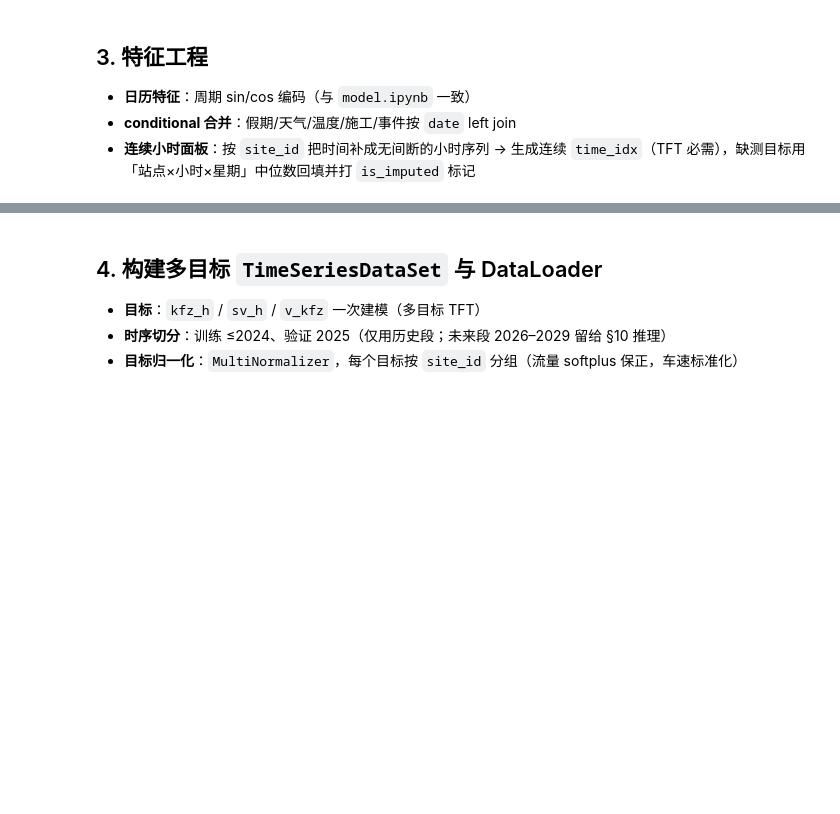
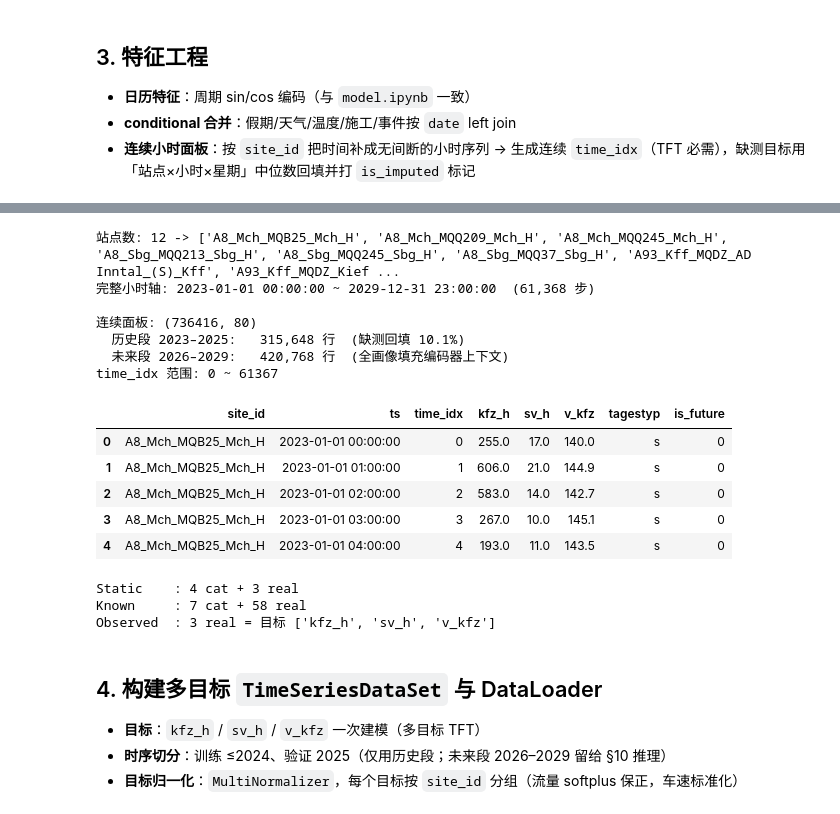
Before and after one commit to ForeverTTT/Autobahn-hackathon, a Jupyter notebook: model/tft.ipynb, the cells around one changed output, grey strips where cells are left out. Drawn from its saved outputs; the diff is of its cells as text; code cells hidden in the pictures; blank space fills up the shorter version.

```diff
--- a/model/tft.ipynb
+++ b/model/tft.ipynb
@@ -505,7 +584,7 @@ panel["is_future"] = (panel["ts"] >= FUTURE_START).astype(int)
 
 # tagestyp 回填：先按 (site,date) 取已知值，再用 weekday 兜底（周日=s，其余=w）
 panel["tagestyp"] = panel.groupby(["site_id", "date"])["tagestyp"].transform(lambda s: s.ffill().bfill())
-panel["tagestyp"] = panel["tagestyp"].fillna(np.where(panel["weekday"] == 7, "s", "w"))
+panel["tagestyp"] = panel["tagestyp"].fillna(pd.Series(np.where(panel["weekday"] == 7, "s", "w"), index=panel.index))
 
 # 缺测/未来标记（目标缺失即补值行）
 panel["is_imputed"] = panel["kfz_h"].isna().astype(int)
@@ -531,33 +610,47 @@ _num_fill = [
     "is_school_holiday_DE_BY", "is_school_holiday_AT_SB", "is_school_holiday_AT_TI",
     "is_public_holiday_DE_BY", "is_public_holiday_AT_SB", "is_public_holiday_AT_TI",
     "school_holiday_count", "public_holiday_count", "is_holiday_start", "is_holiday_end",
     "in_traffic_window", "w_precip", "w_snow", "w_lowvis", "w_tmin", "w_tmax", "w_ice",
     "lt_mean", "fbt_mean", "fbt_min",
     "has_a8_construction", "has_a93_construction", "a8_construction_count", "a93_construction_count",
     "has_2_plus_0", "two_plus_0_count", "max_closed_lanes", "sum_closed_lanes", "has_target_bbox_construction",
     "has_special_event", "active_event_count", "max_impact_level", "impact_score",
     "affects_a8_ost", "affects_a93_sued", "has_munich_event", "has_salzburg_event",
     "has_rosenheim_event", "has_kufstein_event", "has_confirmed_event", "has_estimated_event",
 ]
 for c in _num_fill:
     if c in panel.columns:
         panel[c] = panel[c].fillna(0.0).astype(float)
 
 # 连续整数 time_idx（按全局小时轴，保证所有 site 对齐且无间断）
 panel["time_idx"] = ((panel["ts"] - GLOBAL_START) // pd.Timedelta(hours=1)).astype(int)
 panel = panel.sort_values(["site_id", "time_idx"]).reset_index(drop=True)
 
 # 类别列统一 str
 for c in ["site_id", "road", "direction", "site_name", "tagestyp", "season",
           "weather_source", "window_direction", "window_risk_level", "a8_direction", "a93_direction"]:
     panel[c] = panel[c].astype(str)
 
 _hist = panel[panel["is_future"] == 0]
 print("\n连续面板:", panel.shape)
 print(f"  历史段 2023–2025: {len(_hist):>9,} 行  (缺测回填 {_hist['is_imputed'].mean():.1%})")
 print(f"  未来段 2026–2029: {panel['is_future'].sum():>9,} 行  (全画像填充编码器上下文)")
 print("time_idx 范围:", panel["time_idx"].min(), "~", panel["time_idx"].max())
 panel[["site_id", "ts", "time_idx", "kfz_h", "sv_h", "v_kfz", "tagestyp", "is_future"]].head()
+# %% [output]
+站点数: 12 -> ['A8_Mch_MQB25_Mch_H', 'A8_Mch_MQQ209_Mch_H', 'A8_Mch_MQQ245_Mch_H', 'A8_Sbg_MQQ213_Sbg_H', 'A8_Sbg_MQQ245_Sbg_H', 'A8_Sbg_MQQ37_Sbg_H', 'A93_Kff_MQDZ_AD Inntal_(S)_Kff', 'A93_Kff_MQDZ_Kief ...
+完整小时轴: 2023-01-01 00:00:00 ~ 2029-12-31 23:00:00  (61,368 步)
+
+连续面板: (736416, 80)
+  历史段 2023–2025:   315,648 行  (缺测回填 10.1%)
+  未来段 2026–2029:   420,768 行  (全画像填充编码器上下文)
+time_idx 范围: 0 ~ 61367
+|  | site_id | ts | time_idx | kfz_h | sv_h | v_kfz | tagestyp | is_future |
+| 0 | A8_Mch_MQB25_Mch_H | 2023-01-01 00:00:00 | 0 | 255.0 | 17.0 | 140.0 | s | 0 |
+| 1 | A8_Mch_MQB25_Mch_H | 2023-01-01 01:00:00 | 1 | 606.0 | 21.0 | 144.9 | s | 0 |
+| 2 | A8_Mch_MQB25_Mch_H | 2023-01-01 02:00:00 | 2 | 583.0 | 14.0 | 142.7 | s | 0 |
+| 3 | A8_Mch_MQB25_Mch_H | 2023-01-01 03:00:00 | 3 | 267.0 | 10.0 | 145.1 | s | 0 |
+| 4 | A8_Mch_MQB25_Mch_H | 2023-01-01 04:00:00 | 4 | 193.0 | 11.0 | 143.5 | s | 0 |
 # %%
 # ---------- 3.4 TFT 三类输入清单（对齐 model.md §7.1）----------
 # A. Static — 不随时间变化
@@ -603,6 +696,10 @@ for c in KNOWN_REAL + STATIC_REAL + UNKNOWN_REAL:
 print(f"Static    : {len(STATIC_CAT)} cat + {len(STATIC_REAL)} real")
 print(f"Known     : {len(KNOWN_CAT)} cat + {len(KNOWN_REAL)} real")
 print(f"Observed  : {len(UNKNOWN_REAL)} real = 目标 {UNKNOWN_REAL}")
+# %% [output]
+Static    : 4 cat + 3 real
+Known     : 7 cat + 58 real
+Observed  : 3 real = 目标 ['kfz_h', 'sv_h', 'v_kfz']
 # %% [markdown]
 ## 4. 构建多目标 `TimeSeriesDataSet` 与 DataLoader
 
```
Also changed, not shown: parts of 10 cells of this notebook, 6 other files.
